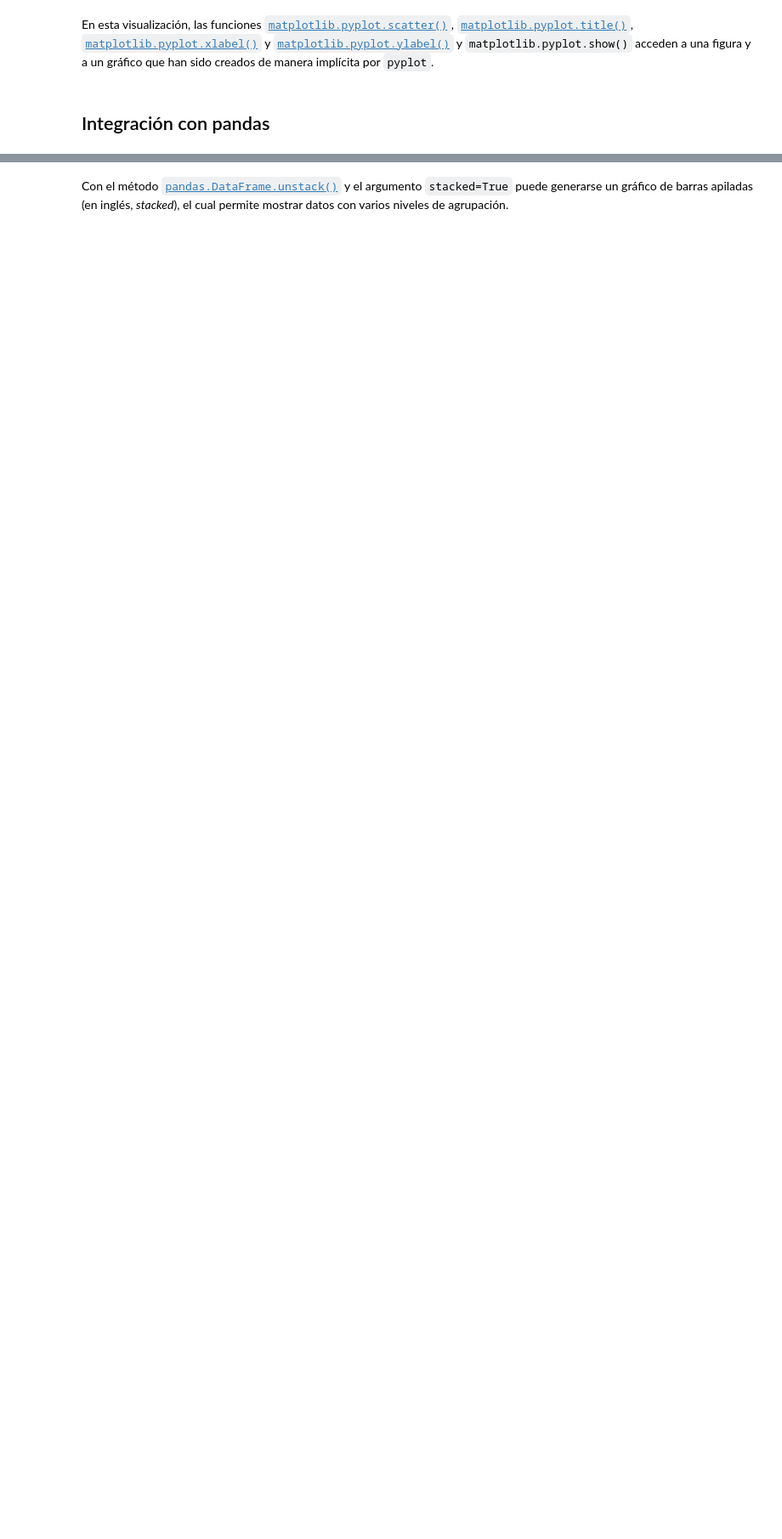
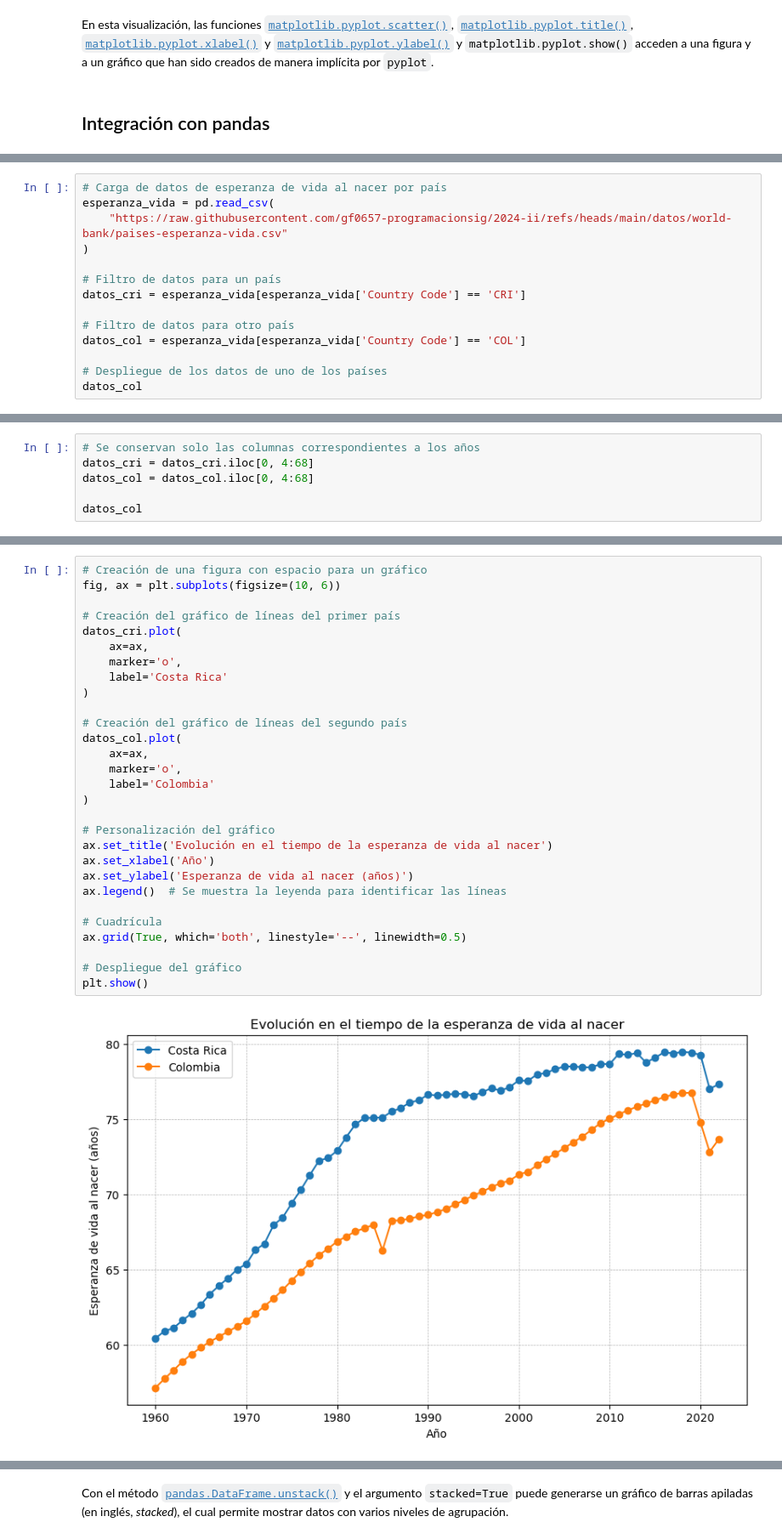
Before and after one commit to gf0657-programacionsig/2024-ii, a Jupyter notebook: _build/jupyter_execute/contenido/3/matplotlib.ipynb, the cells around one changed output, grey strips where cells are left out. Shown: that part at 85% size. Saved outputs shown, nothing was run; the diff lists cells and outputs as text; blank space fills up the shorter version.

```diff
--- a/_build/jupyter_execute/contenido/3/matplotlib.ipynb
+++ b/_build/jupyter_execute/contenido/3/matplotlib.ipynb
@@ -212,0 +339,14 @@ plt.show()
+# %%
+# Carga de datos de esperanza de vida al nacer por país
+esperanza_vida = pd.read_csv(
+    "https://raw.githubusercontent.com/gf0657-programacionsig/2024-ii/refs/heads/main/datos/world-bank/paises-esperanza-vida.csv"
+)
+
+# Filtro de datos para un país
+datos_cri = esperanza_vida[esperanza_vida['Country Code'] == 'CRI']
+
+# Filtro de datos para otro país
+datos_col = esperanza_vida[esperanza_vida['Country Code'] == 'COL']
+
+# Despliegue de los datos de uno de los países
+datos_col
@@ -212,0 +357,6 @@ plt.show()
+# %%
+# Se conservan solo las columnas correspondientes a los años
+datos_cri = datos_cri.iloc[0, 4:68]
+datos_col = datos_col.iloc[0, 4:68]
+
+datos_col
@@ -212,0 +376,31 @@ plt.show()
+# %%
+# Creación de una figura con espacio para un gráfico
+fig, ax = plt.subplots(figsize=(10, 6))
+
+# Creación del gráfico de líneas del primer país
+datos_cri.plot(
+    ax=ax,
+    marker='o',
+    label='Costa Rica'
+)
+
+# Creación del gráfico de líneas del segundo país
+datos_col.plot(
+    ax=ax,
+    marker='o',
+    label='Colombia'
+)
+
+# Personalización del gráfico
+ax.set_title('Evolución en el tiempo de la esperanza de vida al nacer')
+ax.set_xlabel('Año')
+ax.set_ylabel('Esperanza de vida al nacer (años)')
+ax.legend()  # Se muestra la leyenda para identificar las líneas
+
+# Cuadrícula
+ax.grid(True, which='both', linestyle='--', linewidth=0.5)
+
+# Despliegue del gráfico
+plt.show()
+# %% [output]
+[figure, added]
```
Also changed, not shown: parts of 39 cells of this notebook, 12 other files.
